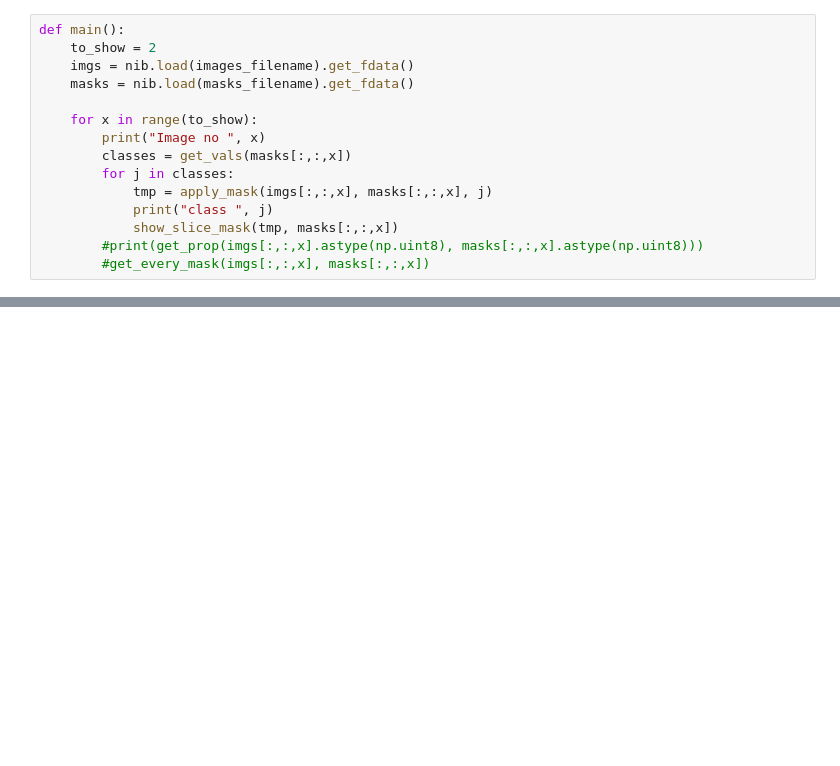
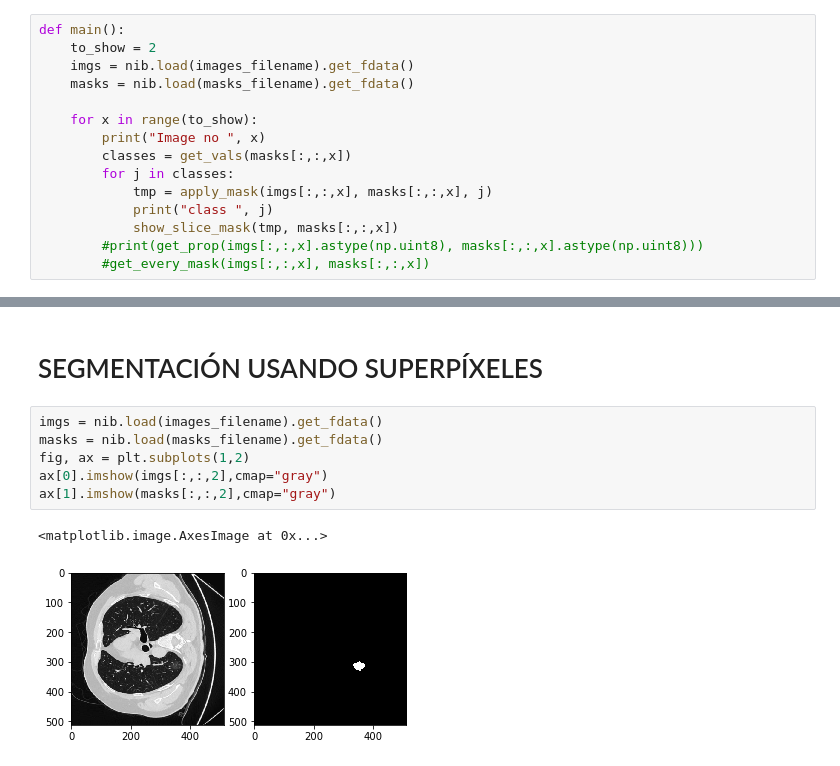
Before and after one commit to OscarEsC/covid19_symptoms_detector, a Jupyter notebook: covid19_symptoms_detector.py.ipynb, the cells around one changed output, grey strips where cells are left out. Cells and saved outputs as stored; diff of their text form; blank space fills up the shorter version.

```diff
--- a/covid19_symptoms_detector.py.ipynb
+++ b/covid19_symptoms_detector.py.ipynb
@@ -74,2 +78,13 @@ class  1.0
 class  3.0
 [figure]
+# %% [markdown]
+# SEGMENTACIÓN USANDO SUPERPÍXELES
+# %%
+imgs = nib.load(images_filename).get_fdata()
+masks = nib.load(masks_filename).get_fdata()
+fig, ax = plt.subplots(1,2)
+ax[0].imshow(imgs[:,:,2],cmap="gray")
+ax[1].imshow(masks[:,:,2],cmap="gray")
+# %% [output]
+<matplotlib.image.AxesImage at 0x...>
+[figure, added]
```
Also changed, not shown: parts of 4 cells of this notebook.
